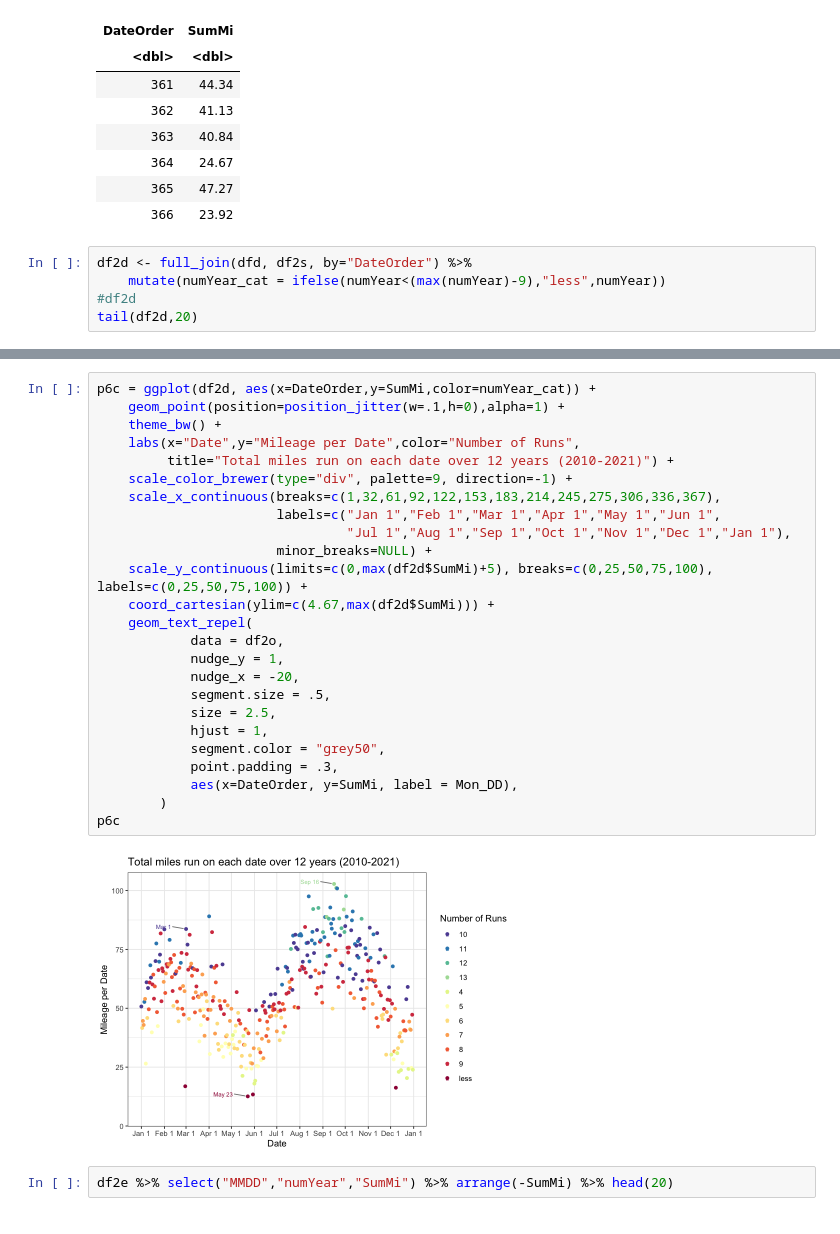
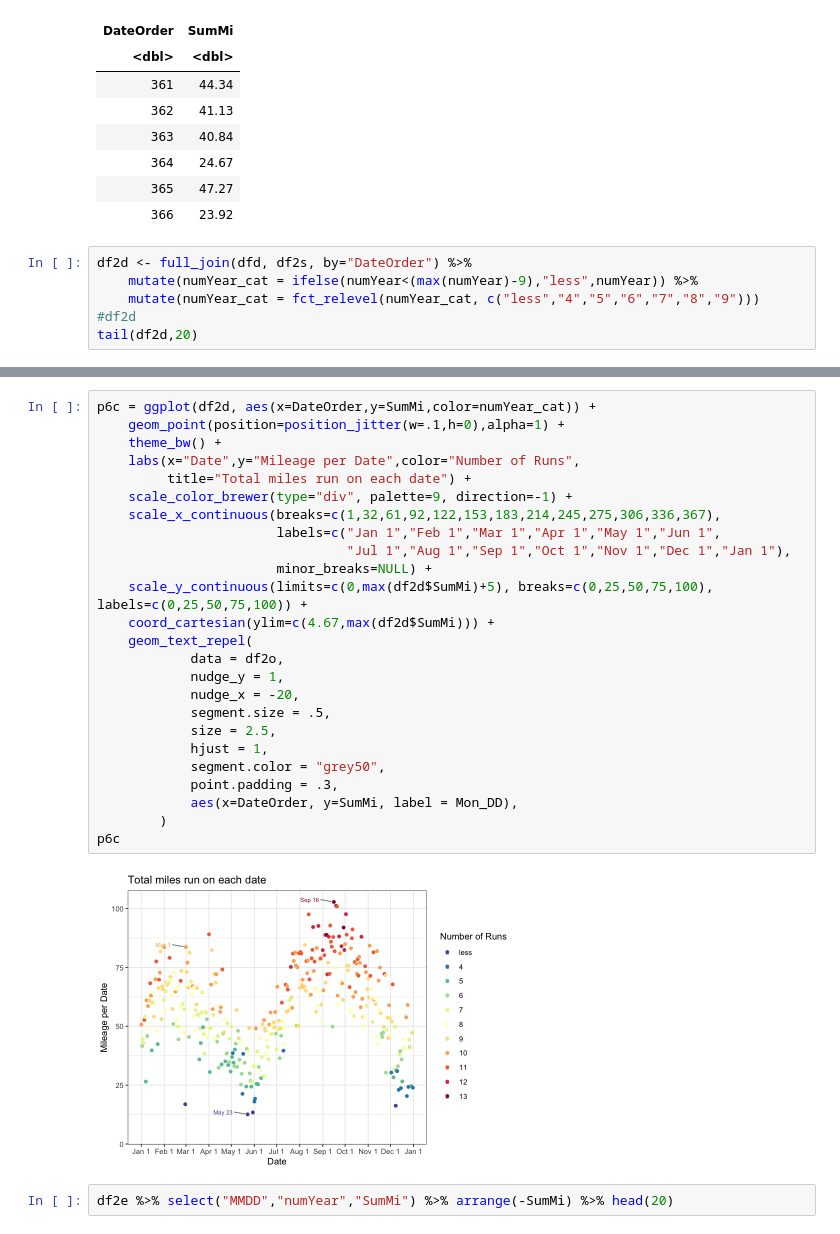
Before and after one commit to adolwick/biof309project, a Jupyter notebook: runs_per_date.ipynb, the cells around one changed output, grey strips where cells are left out. Cells and saved outputs as stored; diff of their text form.

```diff
--- a/runs_per_date.ipynb
+++ b/runs_per_date.ipynb
@@ -211,7 +212,8 @@ A tibble: 6 × 2
 | 366 | 23.92 |
 # %%
 df2d <- full_join(dfd, df2s, by="DateOrder") %>%
-    mutate(numYear_cat = ifelse(numYear<(max(numYear)-9),"less",numYear))
+    mutate(numYear_cat = ifelse(numYear<(max(numYear)-9),"less",numYear)) %>%
+    mutate(numYear_cat = fct_relevel(numYear_cat, c("less","4","5","6","7","8","9")))
 #df2d
 tail(df2d,20)
 # %% [output]
@@ -311,30 +313,30 @@ p6b
 # %%
 p6c = ggplot(df2d, aes(x=DateOrder,y=SumMi,color=numYear_cat)) +
     geom_point(position=position_jitter(w=.1,h=0),alpha=1) +
     theme_bw() +
     labs(x="Date",y="Mileage per Date",color="Number of Runs",
-         title="Total miles run on each date over 12 years (2010-2021)") +
+         title="Total miles run on each date") +
     scale_color_brewer(type="div", palette=9, direction=-1) +
     scale_x_continuous(breaks=c(1,32,61,92,122,153,183,214,245,275,306,336,367),
                        labels=c("Jan 1","Feb 1","Mar 1","Apr 1","May 1","Jun 1",
                                 "Jul 1","Aug 1","Sep 1","Oct 1","Nov 1","Dec 1","Jan 1"),
                        minor_breaks=NULL) +
     scale_y_continuous(limits=c(0,max(df2d$SumMi)+5), breaks=c(0,25,50,75,100), labels=c(0,25,50,75,100)) +
     coord_cartesian(ylim=c(4.67,max(df2d$SumMi))) +
     geom_text_repel(
             data = df2o,
             nudge_y = 1,
             nudge_x = -20,
             segment.size = .5,
             size = 2.5,
             hjust = 1,
             segment.color = "grey50",
             point.padding = .3,
             aes(x=DateOrder, y=SumMi, label = Mon_DD),
         )
 p6c
 # %% [output]
-[figure, old version]
+[figure, new version]
 # %%
 df2e %>% select("MMDD","numYear","SumMi") %>% arrange(-SumMi) %>% head(20)
 # %% [output]
```
Also changed, not shown: parts of 24 cells of this notebook, 9 other files.
